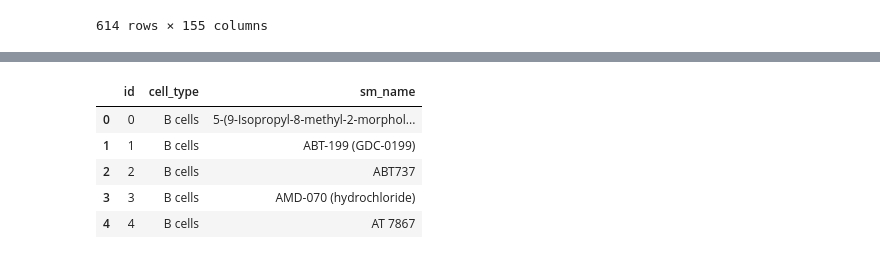
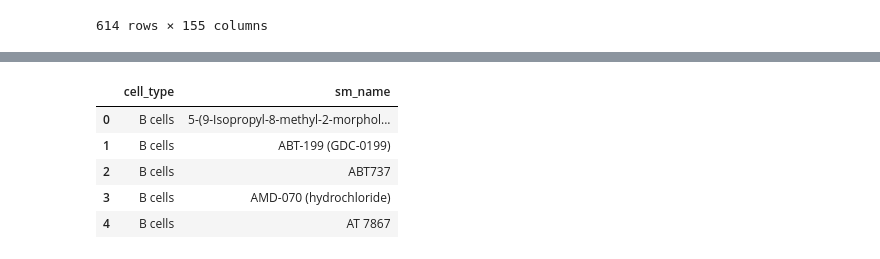
Before and after one commit to Jacky-Yiu/CPSC545, a Jupyter notebook: CaTboost-model.ipynb, the cells around one changed output, grey strips where cells are left out. Cells and saved outputs as stored; diff of their text form; code cells hidden in the pictures.

```diff
--- a/CaTboost-model.ipynb
+++ b/CaTboost-model.ipynb
@@ -255,11 +70,11 @@ X_val = pd.get_dummies(X_val, columns=['cell_type'])
 # %%
 file = '/kaggle/input/open-problems-single-cell-perturbations/id_map.csv'
-df_de_predict = pd.read_csv(file)
+df_de_predict = pd.read_csv(file)[["cell_type","sm_name"]]
 df_de_predict.head()
 # %% [output]
-|  | id | cell_type | sm_name |
-| 0 | 0 | B cells | 5-(9-Isopropyl-8-methyl-2-morphol... |
-| 1 | 1 | B cells | ABT-199 (GDC-0199) |
-| 2 | 2 | B cells | ABT737 |
-| 3 | 3 | B cells | AMD-070 (hydrochloride) |
-| 4 | 4 | B cells | AT 7867 |
+|  | cell_type | sm_name |
+| 0 | B cells | 5-(9-Isopropyl-8-methyl-2-morphol... |
+| 1 | B cells | ABT-199 (GDC-0199) |
+| 2 | B cells | ABT737 |
+| 3 | B cells | AMD-070 (hydrochloride) |
+| 4 | B cells | AT 7867 |
```
Also changed, not shown: parts of 26 cells of this notebook.
